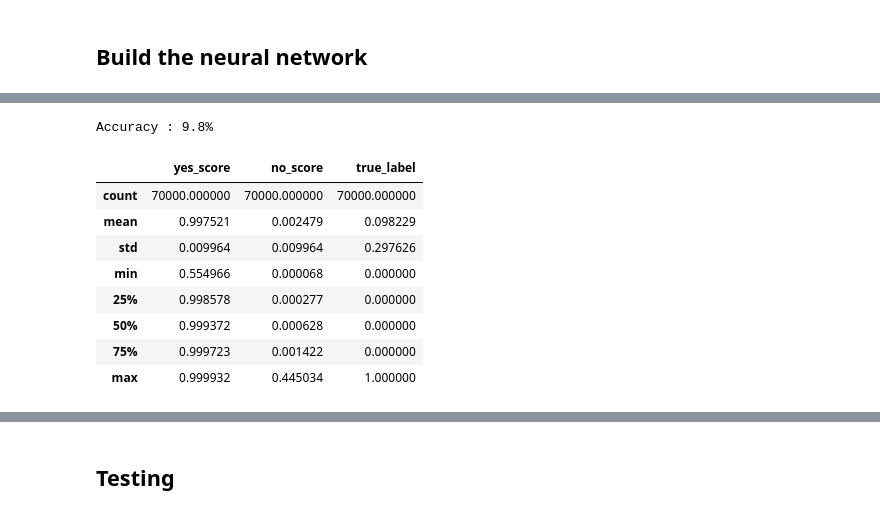
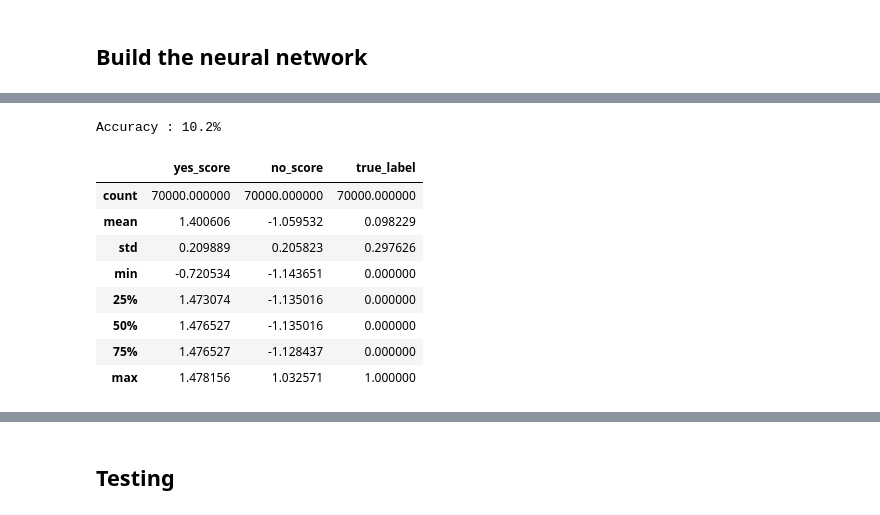
Before and after one commit to nmnsharma007/SimplifiedObjectDetection, a Jupyter notebook: version2/classification_inverted_and_extra_cnn.ipynb, the cells around one changed output, grey strips where cells are left out. Cells and saved outputs as stored; diff of their text form; code cells hidden in the pictures.

```diff
--- a/version2/classification_inverted_and_extra_cnn.ipynb
+++ b/version2/classification_inverted_and_extra_cnn.ipynb
@@ -203,6 +203,6 @@ Training loss: 0.0004396634880371543
 # %%
-def softmax(output):
-  return torch.exp(output) / torch.sum(torch.exp(output),dim=1).view(-1,1)
+def scale(output):
+  return output / (torch.sum(output,dim=1) + 0.001).view(-1,1)
 
 # function to test without threshold
 def test(dataloader,model):
@@ -210,43 +210,43 @@ def test(dataloader,model):
   model.eval()
   correct = 0
   with torch.no_grad():
     for images,scores in dataloader:
       output = model(images)
-      output = softmax(output)
+      # output = scale(output)
       # print(output.shape)
       correct += (output.argmax(1) == scores.argmax(1)).type(torch.float).sum().item()
   correct /= size
   print(f"Accuracy : {(100*correct):>0.1f}%")
 
 test(test_loader,model)
 data = np.empty((0,3),dtype=np.float32)
 
 with torch.no_grad():
     for images,scores in test_loader:
       output = model(images)
-      output = softmax(output)
+      # output = scale(output)
       output = output.numpy()
       scores = scores.numpy()
       for i in range(len(output)):
         yes_score = output[i][0]
         no_score = output[i][1]
         true_label =  1 if np.argmax(scores[i]) == 0 else 0
         # if true_label == 0:
         data = np.vstack((data,[[yes_score,no_score,true_label]]))
 df = pd.DataFrame(data)
 df.columns = ['yes_score','no_score','true_label']
 df.describe()
 # %% [output]
-Accuracy : 9.8%
+Accuracy : 10.2%
 |  | yes_score | no_score | true_label |
 | count | 70000.000000 | 70000.000000 | 70000.000000 |
-| mean | 0.997521 | 0.002479 | 0.098229 |
-| std | 0.009964 | 0.009964 | 0.297626 |
-| min | 0.554966 | 0.000068 | 0.000000 |
-| 25% | 0.998578 | 0.000277 | 0.000000 |
-| 50% | 0.999372 | 0.000628 | 0.000000 |
-| 75% | 0.999723 | 0.001422 | 0.000000 |
-| max | 0.999932 | 0.445034 | 1.000000 |
+| mean | 1.400606 | -1.059532 | 0.098229 |
+| std | 0.209889 | 0.205823 | 0.297626 |
+| min | -0.720534 | -1.143651 | 0.000000 |
+| 25% | 1.473074 | -1.135016 | 0.000000 |
+| 50% | 1.476527 | -1.135016 | 0.000000 |
+| 75% | 1.476527 | -1.128437 | 0.000000 |
+| max | 1.478156 | 1.032571 | 1.000000 |
 # %%
 print(df.describe())
 sns.FacetGrid(df,hue="true_label",height=7).map(plt.scatter,"yes_score","no_score").add_legend()
```
Also changed, not shown: parts of 6 cells of this notebook.
